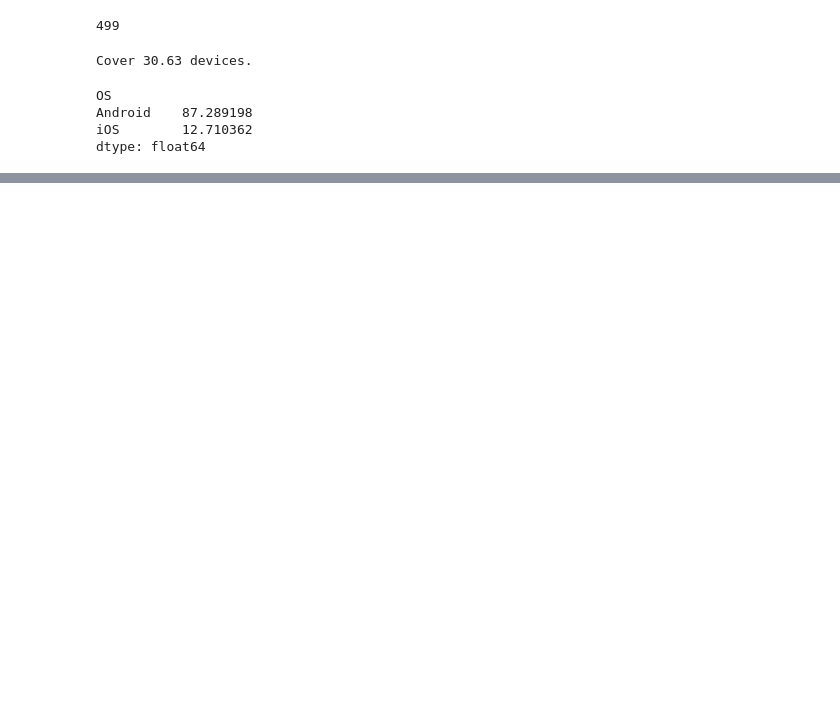
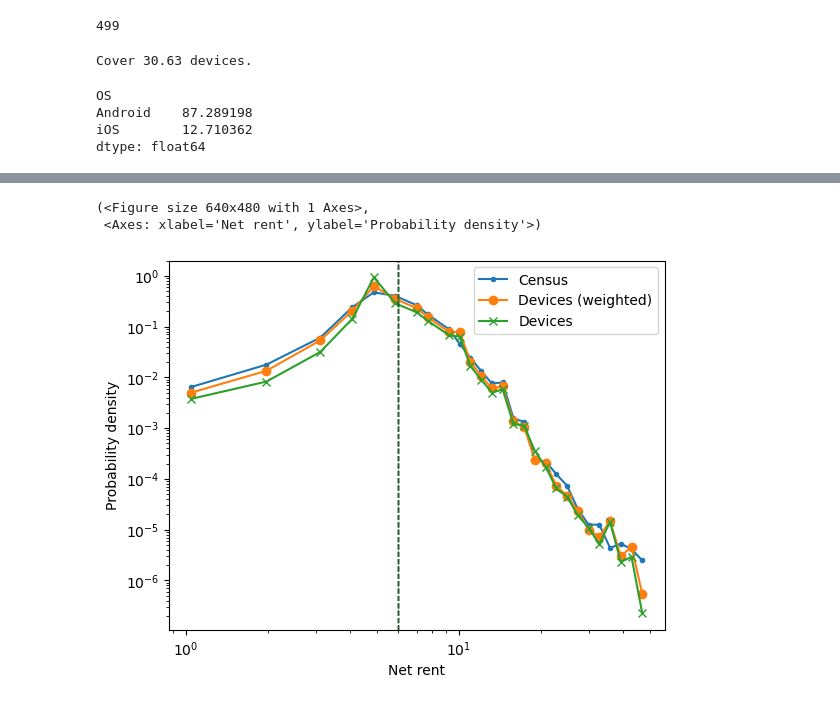
Before and after one commit to MobiSegInsights/nine-euro-ticket-de, a Jupyter notebook: src/data_exp/19-applied-data-description.ipynb, the cells around one changed output, grey strips where cells are left out. Saved outputs shown, nothing was run; the diff lists cells and outputs as text; code cells hidden in the pictures; blank space fills up the shorter version.

```diff
--- a/src/data_exp/19-applied-data-description.ipynb
+++ b/src/data_exp/19-applied-data-description.ipynb
@@ -307,0 +301,25 @@ dtype: float64
+# %%
+# Population count (100 m)
+df_c = pd.read_csv('dbs/geo/census_2022/Zensus2022_Bevoelkerungszahl/Zensus2022_Bevoelkerungszahl_100m-Gitter.csv',
+                   sep=';', encoding='latin-1')
+df_c.columns = ['grid', 'x_mp_100m', 'y_mp_100m', 'pop']
+# %%
+# Net rent level (100 m)
+df_n = pd.read_csv('dbs/geo/census_2022/Zensus2022_Durchschn_Nettokaltmiete/Zensus2022_Durchschn_Nettokaltmiete_100m-Gitter.csv',
+                   sep=';', encoding='latin-1')
+df_n = df_n.iloc[:, :4]
+df_n.columns = ['grid', 'x_mp_100m', 'y_mp_100m', 'net_rent']
+df_n.loc[:, 'net_rent'] = df_n.loc[:, 'net_rent'].apply(lambda x: int(x.split(',')[0]))
+df_n.fillna(0, inplace=True)
+# %%
+# Foreigner share (100 m)
+df_f = pd.read_csv('dbs/geo/census_2022/Auslaenderanteil_in_Gitterzellen/Zensus2022_Anteil_Auslaender_100m-Gitter.csv',
+                   sep=';', encoding='utf-8')
+df_f.columns = ['grid', 'x_mp_100m', 'y_mp_100m', 'f_share', 'un']
+df_f = df_f[['grid', 'x_mp_100m', 'y_mp_100m', 'f_share']]
+df_f['f_share'] = df_f['f_share'].replace('–', 0)  # Replace '–' with NaN
+df_f.loc[:, 'f_share'] = df_f.loc[:, 'f_share'].str.replace(',', '.').astype(float)
+df_f.fillna(0, inplace=True)
+# %%
+df_truth = pd.merge(pd.merge(df_c[['grid', 'pop']], df_n[['grid', 'net_rent']], on='grid', how='left'),
+                    df_f[['grid', 'f_share']], on='grid', how='left')
@@ -307,0 +378,8 @@ dtype: float64
+# %%
+df_rt = df_truth.dropna(subset=['net_rent']).reset_index(drop=True)
+long_tail_distr(data1=df_rt, data2=df_ind[['net_rent_100m', 'wt_p']].rename(columns={'net_rent_100m': 'net_rent'}),
+                x_lb='Net rent', y_lb='Probability density', col_name='net_rent', bin_num=100)
+# %% [output]
+(<Figure size 640x480 with 1 Axes>,
+ <Axes: xlabel='Net rent', ylabel='Probability density'>)
+[figure, added]
```
Also changed, not shown: parts of 11 cells of this notebook, 29 other files.
